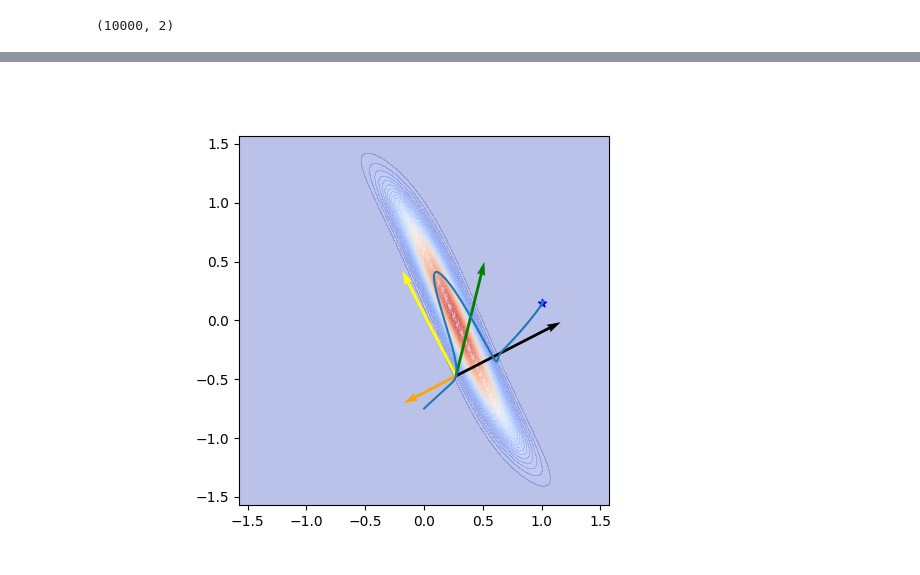
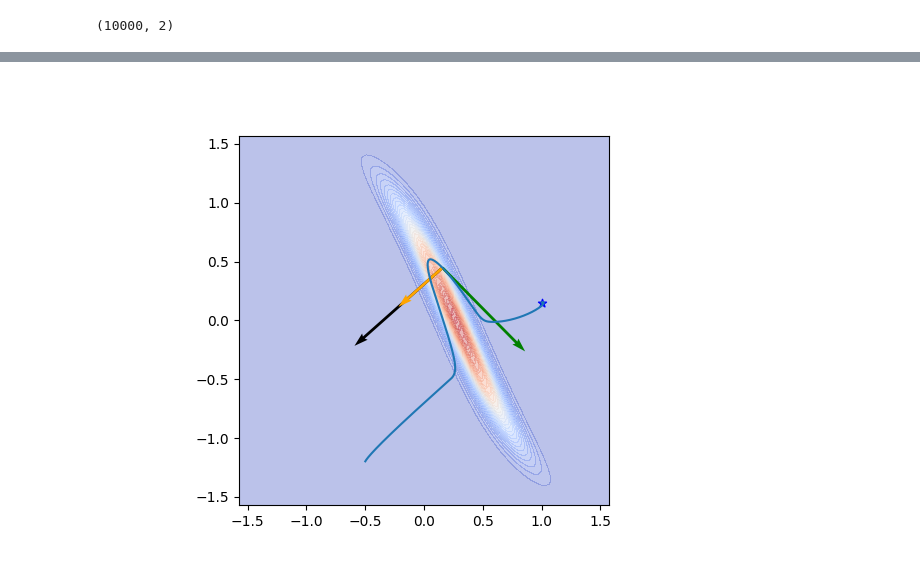
Before and after one commit to Bbosc/GDSOA, a Jupyter notebook: main.ipynb, the cells around one changed output, grey strips where cells are left out. Saved outputs shown, nothing was run; the diff lists cells and outputs as text; code cells hidden in the pictures.

```diff
--- a/main.ipynb
+++ b/main.ipynb
@@ -28,10 +28,10 @@ e = Embedding(dimension=2, x=x.repeat(1, 0), fk=fk, limits=joint_limits)
 ds = DynamicalSystem(stiffness=K, dissipation=D, attractor=config_attractor, embedding=e, dt=0.01)
 # %%
 # start = np.array([-0.55, 0.85])
-start = np.array([0., -0.75])
-# start = np.array([-0.5, -1.2])
-# initial_speed = np.array([0.1, 0.2])
-initial_speed = np.array([0.1, 0.1])
+# start = np.array([0., -0.75])
+start = np.array([-0.5, -1.2])
+initial_speed = np.array([0.1, 0.2])
+# initial_speed = np.zeros_like(start)
 q = start
 dq = initial_speed
 positions = []
@@ -191,33 +191,38 @@ plt.show()
 # %%
-pos = 100
+pos = 700
 
 psi = np.stack(ds.embedding_logger)
 grad =np.stack(ds.gradient_logger)
 hess = np.stack(ds.hessian_logger)
 
 gradient = grad[pos].squeeze()
 u = gradient * np.dot(ddx[pos], gradient)/np.linalg.norm(gradient)
-
+v = np.linalg.eig(ds.metric_logger[pos])[1][0]
+v = ds.metric_logger[pos][0]
+w = np.linalg.eig(ds.metric_logger[pos])[1][1]
+w = ds.metric_logger[pos][1]
 
 %matplotlib widget
 fig = plt.figure()
 ax = fig.add_subplot()
 ax.contourf(x1, x2, z, cmap=cm.coolwarm, alpha=0.35, levels=50)
 ax.scatter(config_attractor[0], config_attractor[1], label='attractor', marker='*', c='b')
 ax.quiver(ps[pos, 0], ps[pos, 1], grad[pos, :, 0], grad[pos, :, 1], angles='xy', scale_units='xy', scale=np.linalg.norm(grad[pos, :]), color='black')
-ax.quiver(ps[pos, 0], ps[pos, 1], -grad[pos, :, 1], grad[pos, :, 0], angles='xy', scale_units='xy', scale=np.linalg.norm(grad[pos, :]), color='yellow')
+# ax.quiver(ps[pos, 0], ps[pos, 1], -grad[pos, :, 1], grad[pos, :, 0], angles='xy', scale_units='xy', scale=np.linalg.norm(grad[pos, :]), color='yellow')
+# ax.quiver(ps[pos, 0], ps[pos, 1], v[0], v[1], angles='xy', scale_units='xy', scale=np.linalg.norm(v), color='red')
+# ax.quiver(ps[pos, 0], ps[pos, 1], w[0], w[1], angles='xy', scale_units='xy', scale=np.linalg.norm(w), color='magenta')
 # plt.quiver(ps[pos, 0], ps[pos, 1], psi[pos, :, 0], psi[pos, :, 1], angles='xy', scale_units='xy', scale=np.linalg.norm(psi[pos, :]), color='red')
 ax.quiver(ps[pos, 0], ps[pos, 1], dx[pos, 0], dx[pos, 1], angles='xy', scale_units='xy', scale=np.linalg.norm(dx[pos, :]), color='green')
 ax.quiver(ps[pos, 0], ps[pos, 1], ddx[pos, 0], ddx[pos, 1], angles='xy', scale_units='xy', scale=2*np.linalg.norm(ddx[pos, :]), color='orange')
 # ax.quiver(ps[pos, 0], ps[pos, 1], u[0], u[1], angles='xy', scale_units='xy', scale=np.linalg.norm(dx[pos]), color='magenta')
 
 ax.plot(ps[:, 0], ps[:, 1])
 eps = 0.1
 # plt.xlim([-eps+ps[pos, 0], ps[pos, 0] + eps])
 # plt.ylim([-eps+ps[pos, 1], ps[pos, 1] + eps])
 ax.set_xlim([x1.min(), x1.max()])
 ax.set_ylim([x2.min(), x2.max()])
 ax.set_aspect('equal')
 plt.show()
 # %% [output]
-[figure, old version]
+[figure, new version]
```
Also changed, not shown: parts of 12 cells of this notebook, 4 other files.
